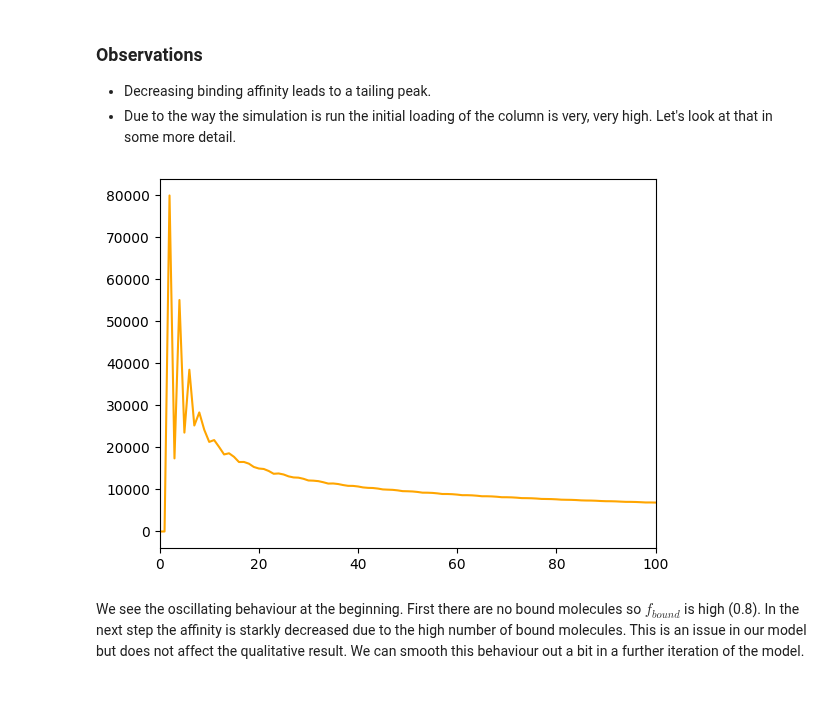
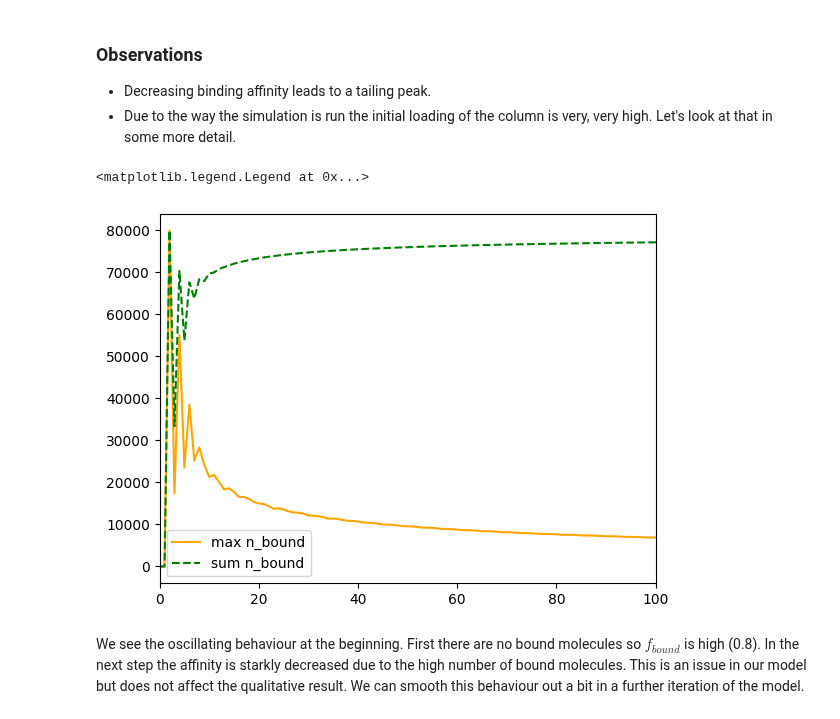
Before and after one commit to micabo/Chromatograpy, a Jupyter notebook: README.ipynb, the cells around one changed output. Saved outputs shown, nothing was run; the diff lists cells and outputs as text; code cells hidden in the pictures.

```diff
--- a/README.ipynb
+++ b/README.ipynb
@@ -197,6 +199,7 @@ def frac_bound(n_bound):
 stationary_phase = np.zeros(n_cells)
 mobile_phase = np.zeros(n_cells + n_steps)
 max_bound_molecules = np.zeros(n_steps + 1)
+sum_bound_molecules = np.zeros(n_steps + 1)
 
 # Loading of mobile phase in cell just before the stationary phase
 mobile_phase[n_cells] = n_molecules
@@ -204,6 +207,7 @@ mobile_phase[n_cells] = n_molecules
 for step in range(1, n_steps + 1):
     # Equilibration
     max_bound_molecules[step] = np.max(stationary_phase)
+    sum_bound_molecules[step] = np.sum(stationary_phase)
     for cell in range(n_cells):
         n_bound_old = stationary_phase[cell]
         n_tot = n_bound_old + mobile_phase[cell + step]
@@ -218,7 +222,8 @@ plt.show()
 
 # Let's also have a look at the maximum number of bound molecules
 plt.plot(max_bound_molecules, color="orange")
-plt.title("Max Number of Bound Molecules")
-plt.show()
+plt.plot(sum_bound_molecules, color="green", linestyle="dashed")
+plt.title("Number of Bound Molecules")
+plt.legend(["max n_bound", "sum n_bound"])
 # %% [output]
 [figure]
@@ -230,10 +236,12 @@ plt.show()
 - Due to the way the simulation is run the initial loading of the column is very, very high. Let's look at that in some more detail.
 # %%
 plt.plot(max_bound_molecules, color="orange")
+plt.plot(sum_bound_molecules, color="green", linestyle="dashed")
 plt.xlim(0, 100)
-plt.show()
+plt.legend(["max n_bound", "sum n_bound"])
 # %% [output]
+<matplotlib.legend.Legend at 0x...>
-[figure, old version]
+[figure, new version]
 # %% [markdown]
 We see the oscillating behaviour at the beginning. First there are no bound molecules so $f_{bound}$ is high (0.8). In the next step the affinity is starkly decreased due to the high number of bound molecules. This is an issue in our model but does not affect the qualitative result. We can smooth this behaviour out a bit in a further iteration of the model.
 # %%
```
Also changed, not shown: parts of 8 cells of this notebook, 11 other files.
